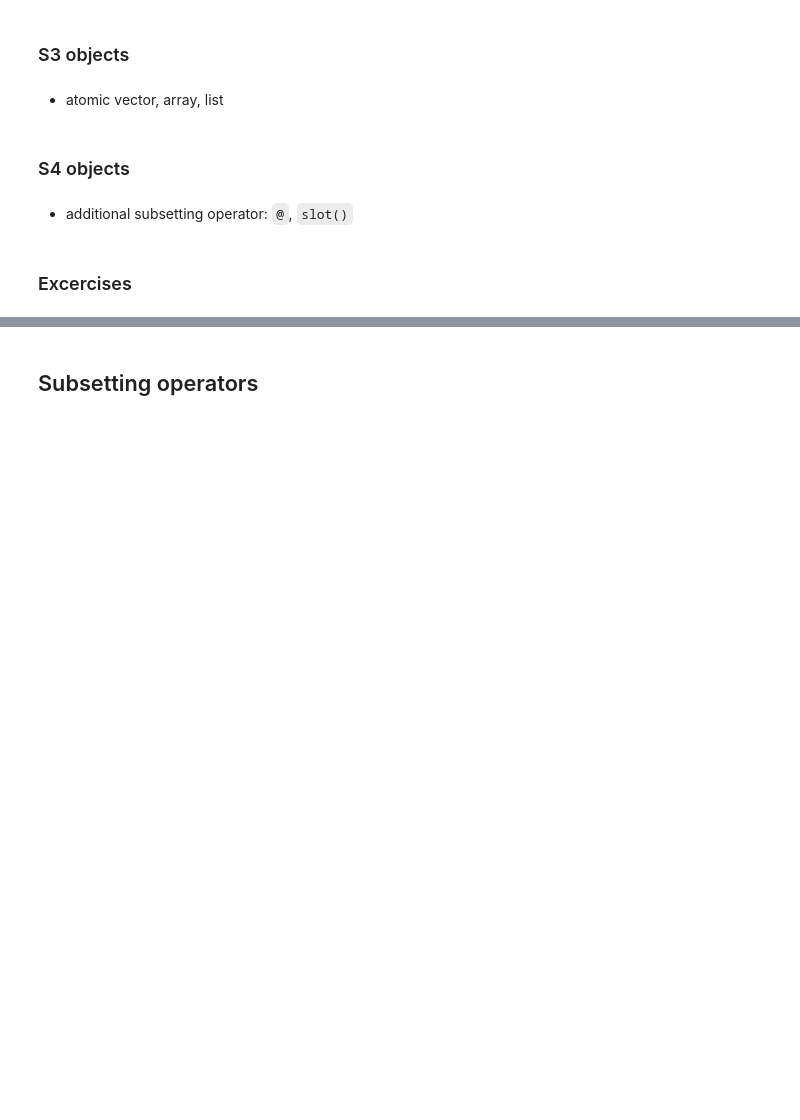
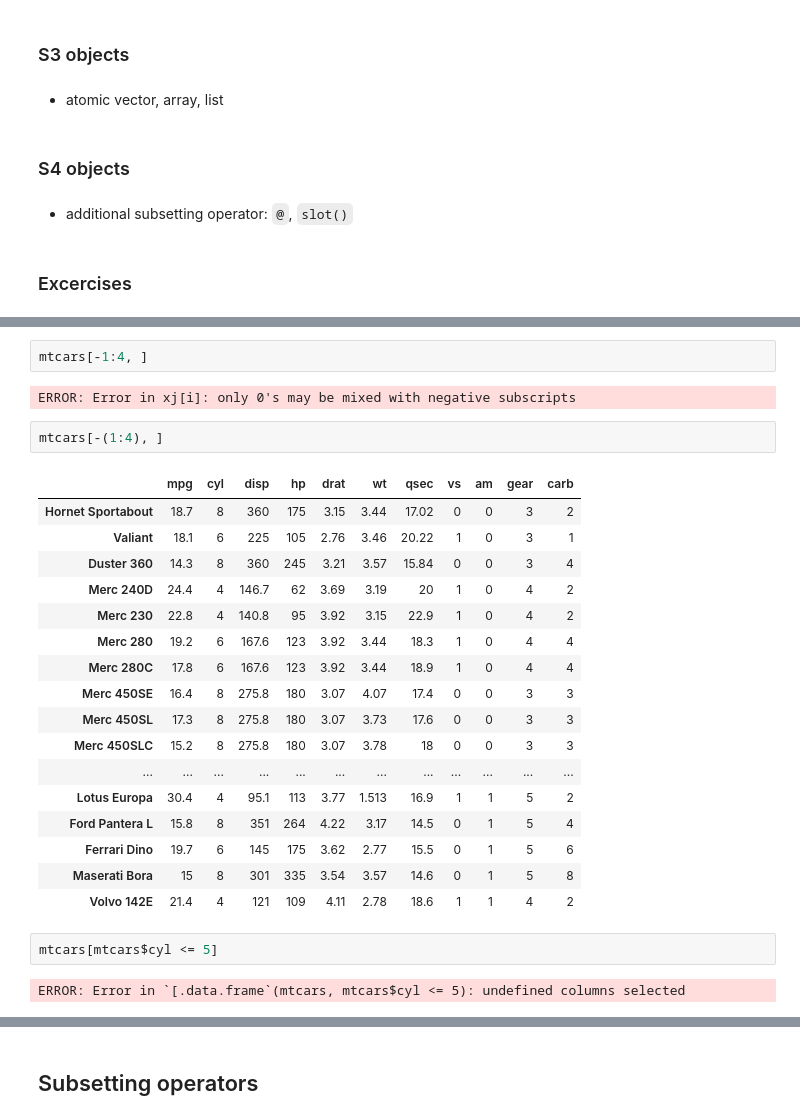
Before and after one commit to pgm111/study-AdvancedR, a Jupyter notebook: 03-Subsetting.ipynb, the cells around one changed output, grey strips where cells are left out. Drawn from its saved outputs; the diff is of its cells as text; blank space fills up the shorter version.

Commit message:
Data types

```diff
--- a/03-Subsetting.ipynb
+++ b/03-Subsetting.ipynb
@@ -205,0 +252,28 @@ str(df[, "x"])
+# %%
+mtcars[-1:4, ]
+# %% [output]
+ERROR: Error in xj[i]: only 0's may be mixed with negative subscripts
+# %%
+mtcars[-(1:4), ]
+# %% [output]
+|  | mpg | cyl | disp | hp | drat | wt | qsec | vs | am | gear | carb |
+| Hornet Sportabout | 18.7 | 8 | 360 | 175 | 3.15 | 3.44 | 17.02 | 0 | 0 | 3 | 2 |
+| Valiant | 18.1 | 6 | 225 | 105 | 2.76 | 3.46 | 20.22 | 1 | 0 | 3 | 1 |
+| Duster 360 | 14.3 | 8 | 360 | 245 | 3.21 | 3.57 | 15.84 | 0 | 0 | 3 | 4 |
+| Merc 240D | 24.4 | 4 | 146.7 | 62 | 3.69 | 3.19 | 20 | 1 | 0 | 4 | 2 |
+| Merc 230 | 22.8 | 4 | 140.8 | 95 | 3.92 | 3.15 | 22.9 | 1 | 0 | 4 | 2 |
+| Merc 280 | 19.2 | 6 | 167.6 | 123 | 3.92 | 3.44 | 18.3 | 1 | 0 | 4 | 4 |
+| Merc 280C | 17.8 | 6 | 167.6 | 123 | 3.92 | 3.44 | 18.9 | 1 | 0 | 4 | 4 |
+| Merc 450SE | 16.4 | 8 | 275.8 | 180 | 3.07 | 4.07 | 17.4 | 0 | 0 | 3 | 3 |
+| Merc 450SL | 17.3 | 8 | 275.8 | 180 | 3.07 | 3.73 | 17.6 | 0 | 0 | 3 | 3 |
+| Merc 450SLC | 15.2 | 8 | 275.8 | 180 | 3.07 | 3.78 | 18 | 0 | 0 | 3 | 3 |
+| ... | ... | ... | ... | ... | ... | ... | ... | ... | ... | ... | ... |
+| Lotus Europa | 30.4 | 4 | 95.1 | 113 | 3.77 | 1.513 | 16.9 | 1 | 1 | 5 | 2 |
+| Ford Pantera L | 15.8 | 8 | 351 | 264 | 4.22 | 3.17 | 14.5 | 0 | 1 | 5 | 4 |
+| Ferrari Dino | 19.7 | 6 | 145 | 175 | 3.62 | 2.77 | 15.5 | 0 | 1 | 5 | 6 |
+| Maserati Bora | 15 | 8 | 301 | 335 | 3.54 | 3.57 | 14.6 | 0 | 1 | 5 | 8 |
+| Volvo 142E | 21.4 | 4 | 121 | 109 | 4.11 | 2.78 | 18.6 | 1 | 1 | 4 | 2 |
+# %%
+mtcars[mtcars$cyl <= 5]
+# %% [output]
+ERROR: Error in `[.data.frame`(mtcars, mtcars$cyl <= 5): undefined columns selected
```
Also changed, not shown: parts of 24 cells of this notebook.
